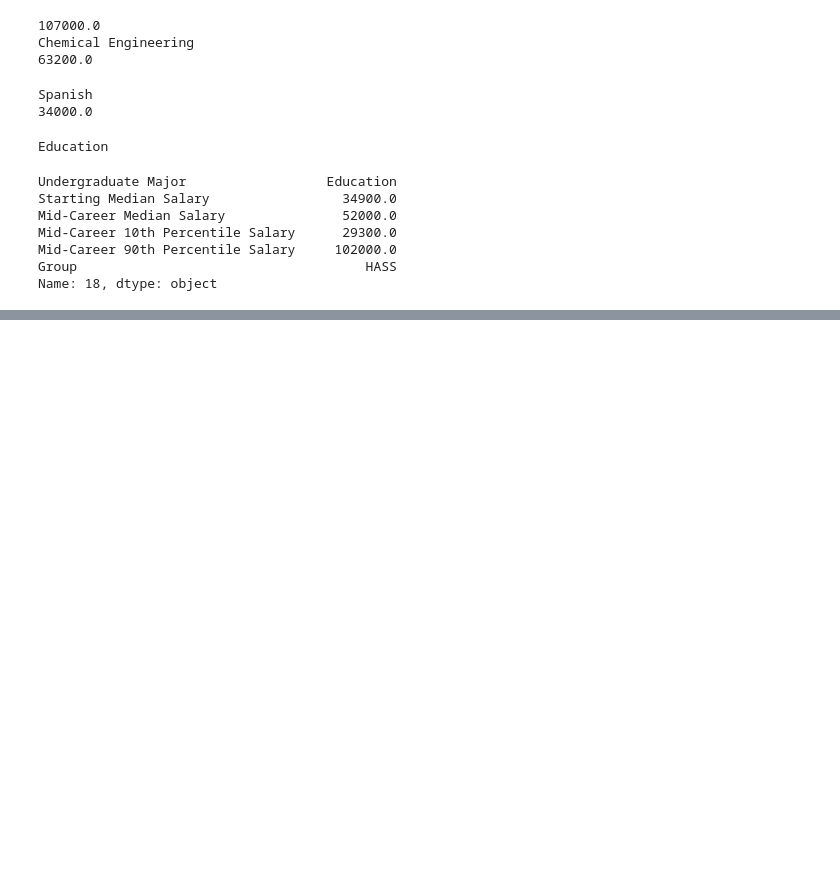
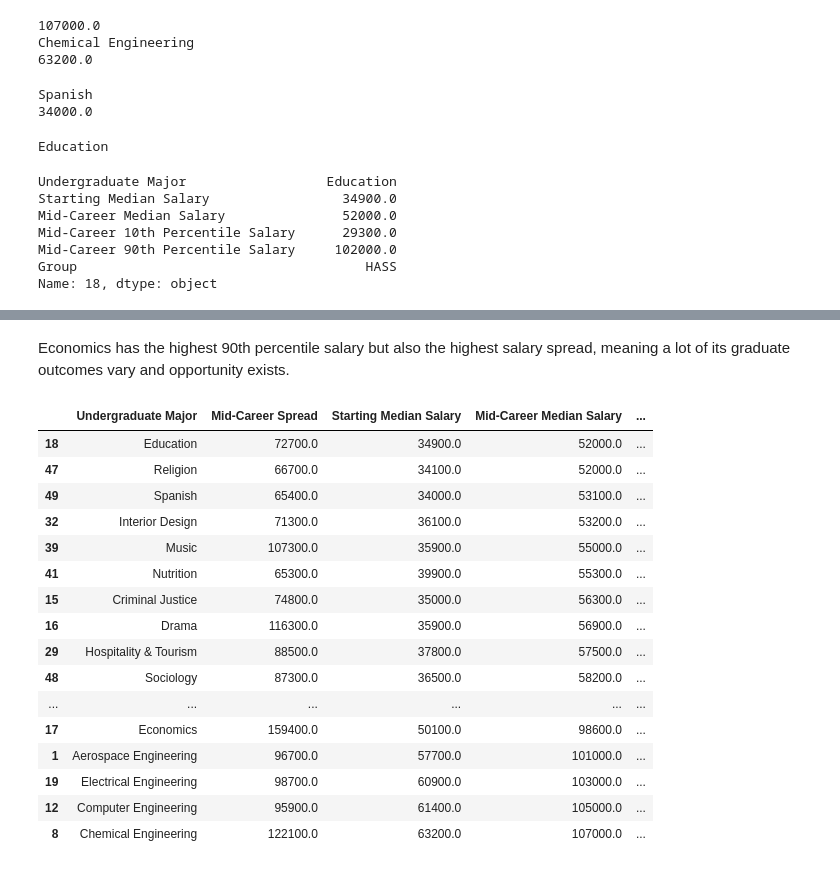
Before and after one commit to Septimastry/UniversityMajorSalary, a Jupyter notebook: main.ipynb, the cells around one changed output, grey strips where cells are left out. Cells and saved outputs as stored; diff of their text form; code cells hidden in the pictures; blank space fills up the shorter version.

```diff
--- a/main.ipynb
+++ b/main.ipynb
@@ -44,0 +104,22 @@ Name: 18, dtype: object
+# %% [markdown]
+Economics has the highest 90th percentile salary but also the highest salary spread, meaning a lot of its graduate outcomes vary and opportunity exists.
+# %%
+clean_df.sort_values("Mid-Career Median Salary")
+# %% [output]
+|  | Undergraduate Major | Mid-Career Spread | Starting Median Salary | Mid-Career Median Salary | ... |
+| 18 | Education | 72700.0 | 34900.0 | 52000.0 | ... |
+| 47 | Religion | 66700.0 | 34100.0 | 52000.0 | ... |
+| 49 | Spanish | 65400.0 | 34000.0 | 53100.0 | ... |
+| 32 | Interior Design | 71300.0 | 36100.0 | 53200.0 | ... |
+| 39 | Music | 107300.0 | 35900.0 | 55000.0 | ... |
+| 41 | Nutrition | 65300.0 | 39900.0 | 55300.0 | ... |
+| 15 | Criminal Justice | 74800.0 | 35000.0 | 56300.0 | ... |
+| 16 | Drama | 116300.0 | 35900.0 | 56900.0 | ... |
+| 29 | Hospitality & Tourism | 88500.0 | 37800.0 | 57500.0 | ... |
+| 48 | Sociology | 87300.0 | 36500.0 | 58200.0 | ... |
+| ... | ... | ... | ... | ... | ... |
+| 17 | Economics | 159400.0 | 50100.0 | 98600.0 | ... |
+| 1 | Aerospace Engineering | 96700.0 | 57700.0 | 101000.0 | ... |
+| 19 | Electrical Engineering | 98700.0 | 60900.0 | 103000.0 | ... |
+| 12 | Computer Engineering | 95900.0 | 61400.0 | 105000.0 | ... |
+| 8 | Chemical Engineering | 122100.0 | 63200.0 | 107000.0 | ... |
```
Also changed, not shown: parts of 7 cells of this notebook, 1 other file.
